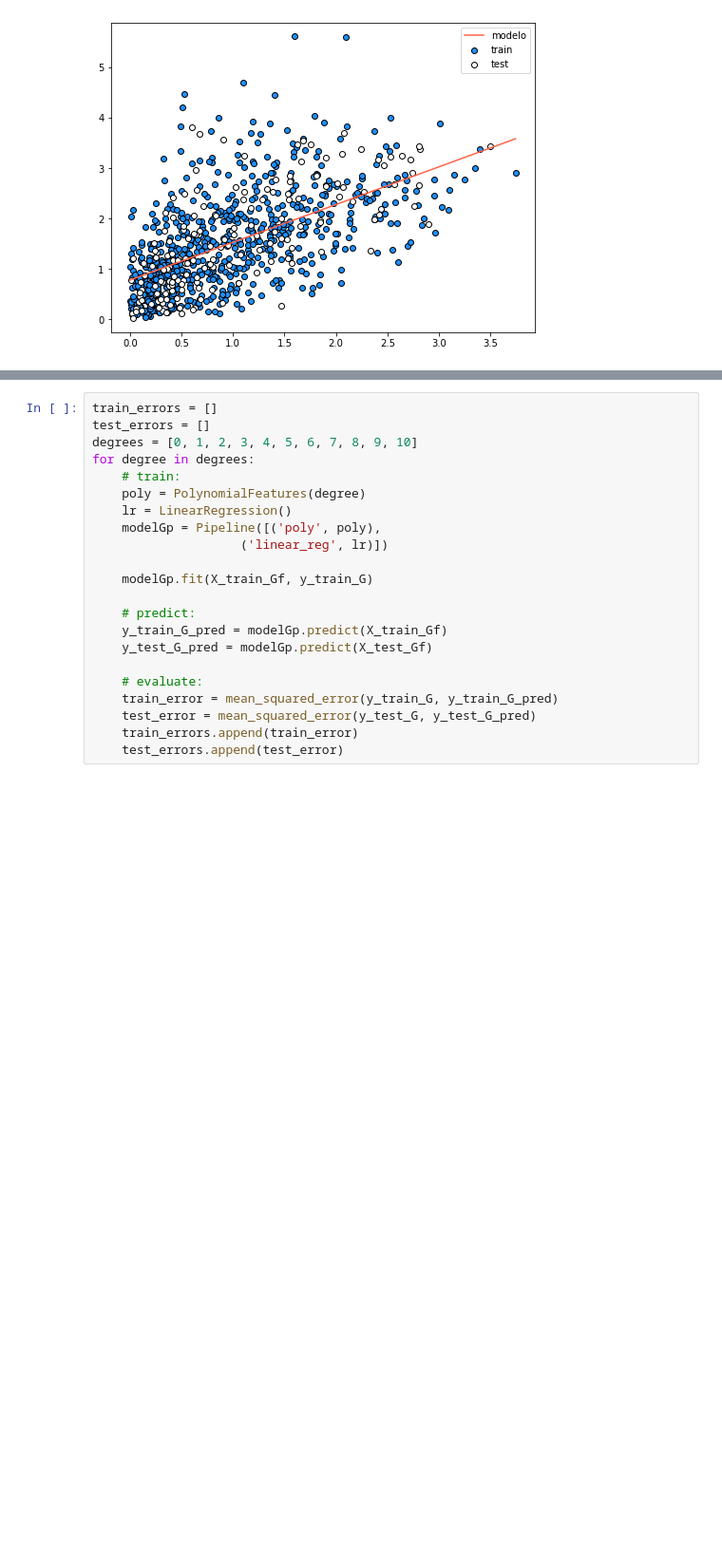
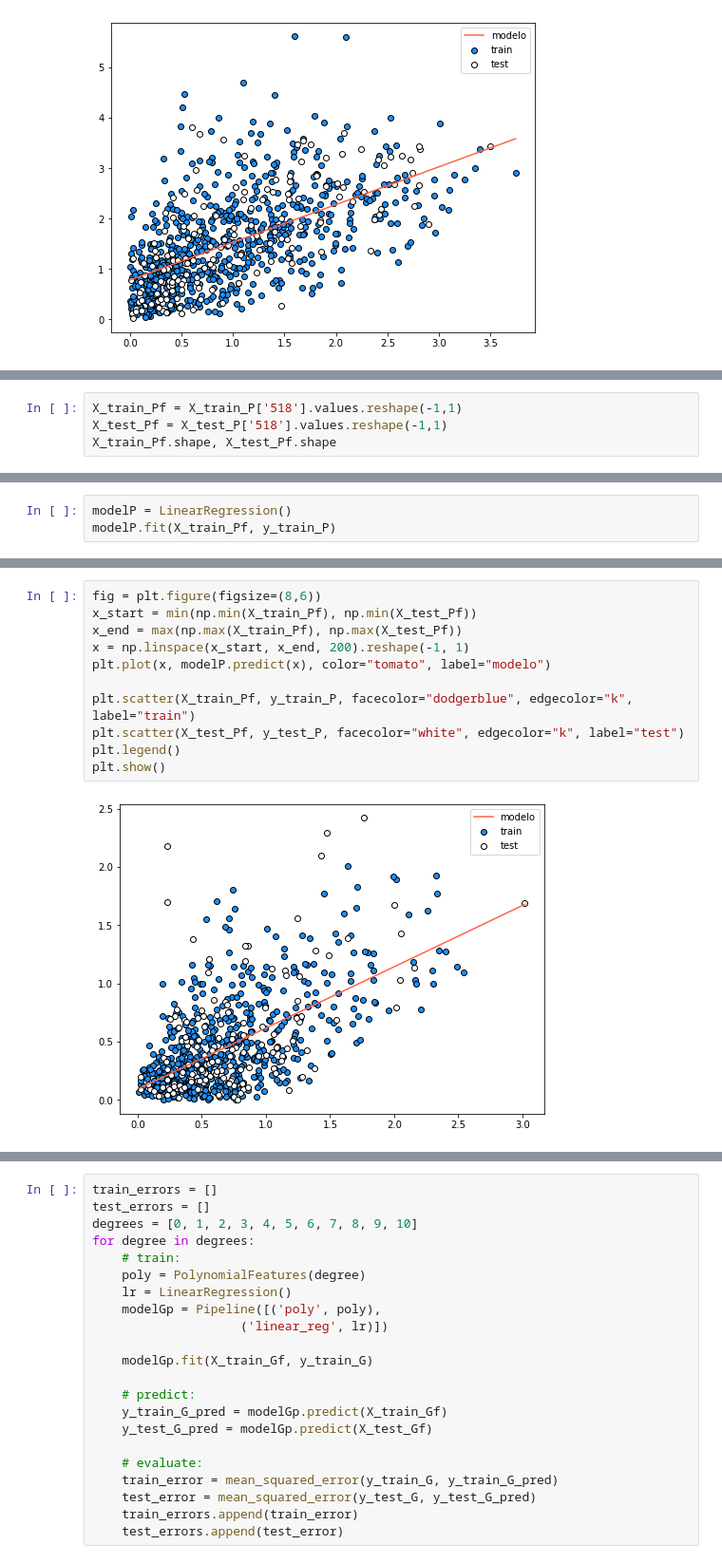
Before and after one commit to nachitog83/mentoria_img, a Jupyter notebook: 3-Introduccion_AS/4_Introducción_al_Aprendizaje_Supervisado_Detección_de_Objetos_ver1.ipynb, the cells around one changed output, grey strips where cells are left out. Shown at 95% size. Drawn from its saved outputs; the diff is of its cells as text; blank space fills up the shorter version.

```diff
--- a/3-Introduccion_AS/4_Introducción_al_Aprendizaje_Supervisado_Detección_de_Objetos_ver1.ipynb
+++ b/3-Introduccion_AS/4_Introducción_al_Aprendizaje_Supervisado_Detección_de_Objetos_ver1.ipynb
@@ -292,0 +317,4 @@ plt.show()
+# %%
+X_train_Pf = X_train_P['518'].values.reshape(-1,1)
+X_test_Pf = X_test_P['518'].values.reshape(-1,1)
+X_train_Pf.shape, X_test_Pf.shape
@@ -292,0 +323,3 @@ plt.show()
+# %%
+modelP = LinearRegression()
+modelP.fit(X_train_Pf, y_train_P)
@@ -292,0 +339,13 @@ plt.show()
+# %%
+fig = plt.figure(figsize=(8,6))
+x_start = min(np.min(X_train_Pf), np.min(X_test_Pf))
+x_end = max(np.max(X_train_Pf), np.max(X_test_Pf))
+x = np.linspace(x_start, x_end, 200).reshape(-1, 1)
+plt.plot(x, modelP.predict(x), color="tomato", label="modelo")
+
+plt.scatter(X_train_Pf, y_train_P, facecolor="dodgerblue", edgecolor="k", label="train")
+plt.scatter(X_test_Pf, y_test_P, facecolor="white", edgecolor="k", label="test")
+plt.legend()
+plt.show()
+# %% [output]
+[figure, added]
```
Also changed, not shown: parts of 41 cells of this notebook.
